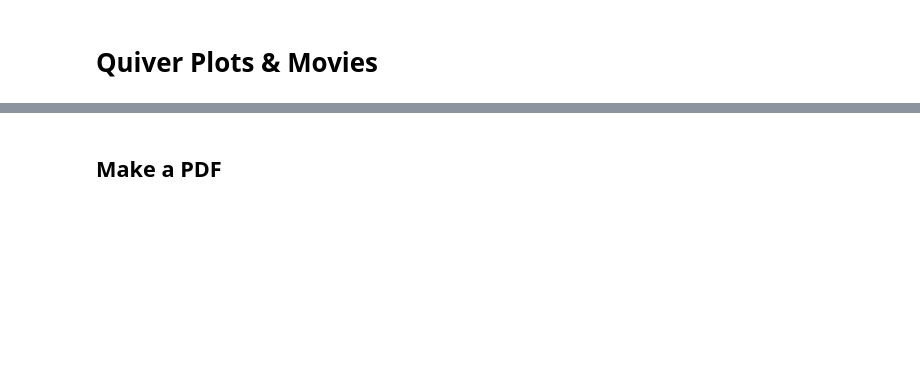
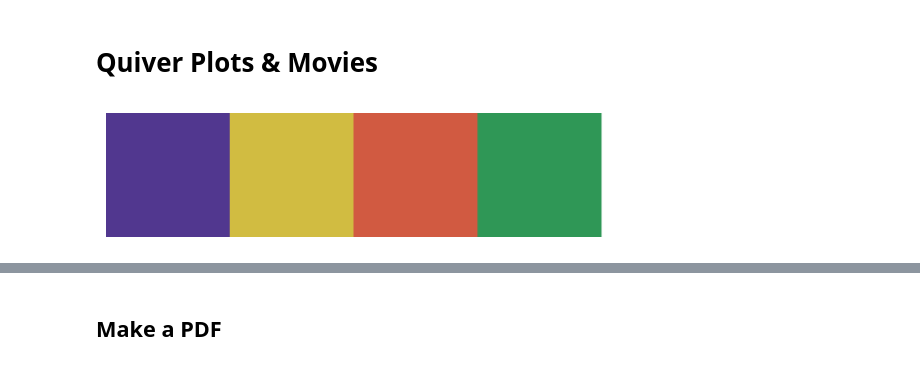
Before and after one commit to birnstiel/araa_figures, a Jupyter notebook: new_arrow_plot/quiver_movie.ipynb, the cells around one changed output, grey strips where cells are left out. Cells and saved outputs as stored; diff of their text form; code cells hidden in the pictures; blank space fills up the shorter version.

```diff
--- a/new_arrow_plot/quiver_movie.ipynb
+++ b/new_arrow_plot/quiver_movie.ipynb
@@ -4,21 +4,24 @@
 # %%
 import sys
 if '..' not in sys.path:
     sys.path.append('..')
 
 from pathlib import Path
 import subprocess
 
 import matplotlib.pyplot as plt
 import cmocean
 from tqdm.auto import tqdm
+from IPython.display import Video
 
 import dustpy
 import dustpy.constants as c
-from plot_helper import plot_quiver, read_paletton_text, plot_size_distri
+from plot_helper import plot_quiver, read_paletton_text, plot_size_distri, get_transparent_cmap
 import helper
 
 # Read the paletton color file
 
-colors = (read_paletton_text()[[3,1,2,0], 0, :]/255).tolist()
+colors = (read_paletton_text()[[3,0,2,1], 0, :]/255).tolist()
 plt.imshow([colors]).axes.axis('off');
+# %% [output]
+[figure, added]
```
Also changed, not shown: parts of 19 cells of this notebook, 5 other files.
